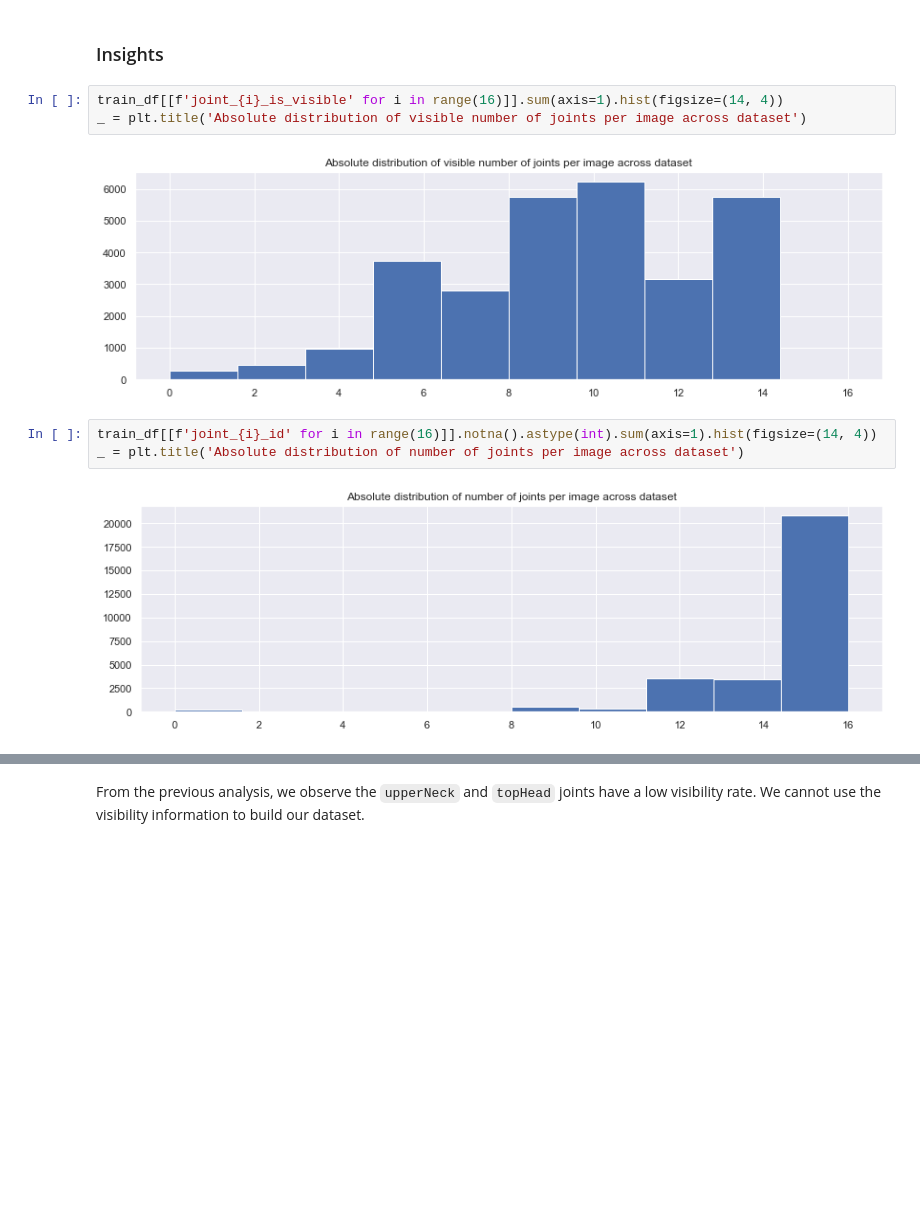
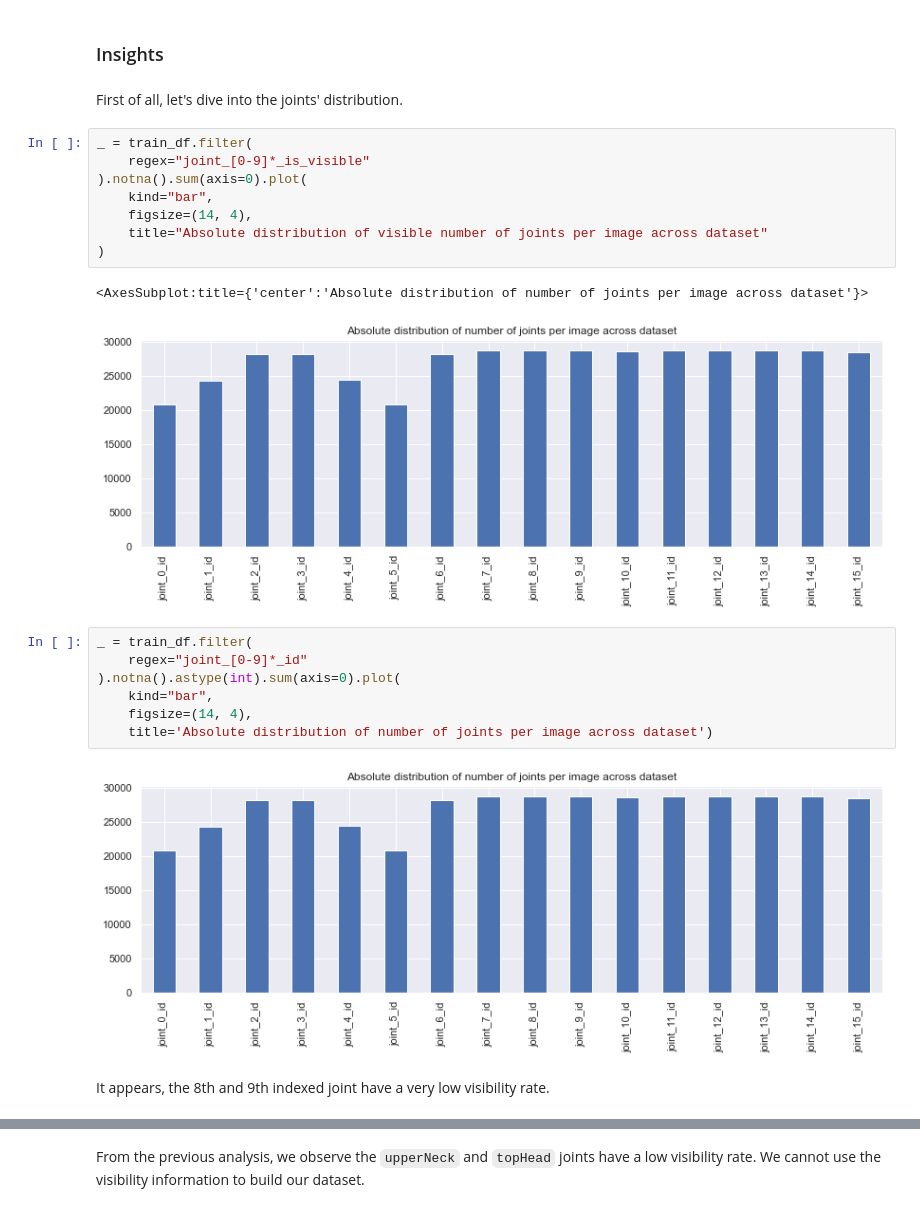
Before and after one commit to wbenbihi/hourglasstensorflow, a Jupyter notebook: notebooks/02 - Construct TF Dataset.ipynb, the cells around one changed output, grey strips where cells are left out. Saved outputs shown, nothing was run; the diff lists cells and outputs as text; blank space fills up the shorter version.

```diff
--- a/notebooks/02 - Construct TF Dataset.ipynb
+++ b/notebooks/02 - Construct TF Dataset.ipynb
@@ -280,14 +236,28 @@ train_df.query(" and ".join([f'(joint_{i}_id.notna())' for i in range(16)]))
 19919 rows × 81 columns
 # %% [markdown]
 ### Insights
+# %% [markdown]
+First of all, let's dive into the joints' distribution.
 # %%
-train_df[[f'joint_{i}_is_visible' for i in range(16)]].sum(axis=1).hist(figsize=(14, 4))
-_ = plt.title('Absolute distribution of visible number of joints per image across dataset')
+_ = train_df.filter(
+    regex="joint_[0-9]*_is_visible"
+).notna().sum(axis=0).plot(
+    kind="bar",
+    figsize=(14, 4),
+    title="Absolute distribution of visible number of joints per image across dataset"
+)
 # %% [output]
+<AxesSubplot:title={'center':'Absolute distribution of number of joints per image across dataset'}>
-[figure, old version]
+[figure, new version]
 # %%
-train_df[[f'joint_{i}_id' for i in range(16)]].notna().astype(int).sum(axis=1).hist(figsize=(14, 4))
-_ = plt.title('Absolute distribution of number of joints per image across dataset')
+_ = train_df.filter(
+    regex="joint_[0-9]*_id"
+).notna().astype(int).sum(axis=0).plot(
+    kind="bar",
+    figsize=(14, 4),
+    title='Absolute distribution of number of joints per image across dataset')
 # %% [output]
-[figure, old version]
+[figure, new version]
+# %% [markdown]
+It appears, the 8th and 9th indexed joint have a very low visibility rate.
 # %%
```
Also changed, not shown: parts of 27 cells of this notebook, 2 other files.
